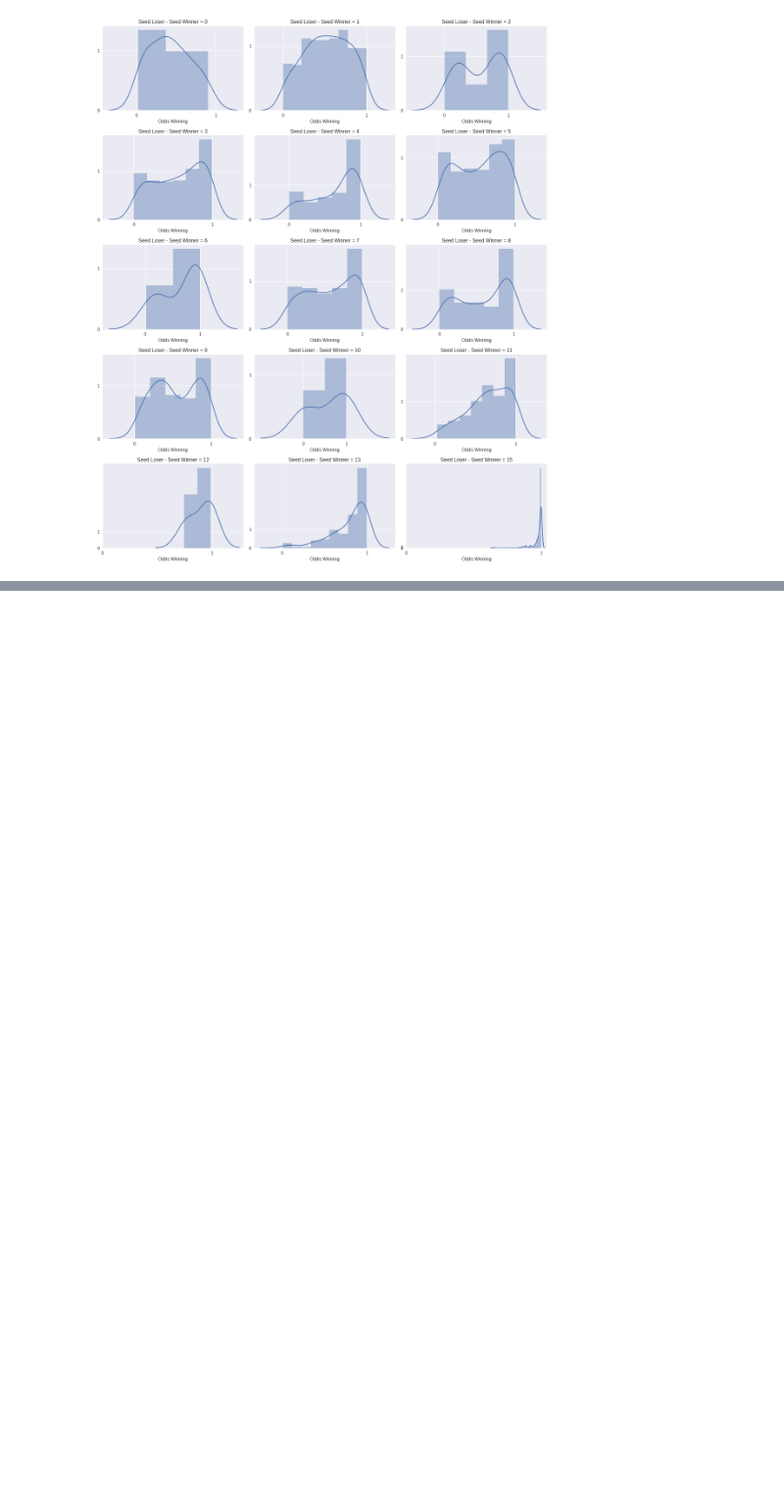
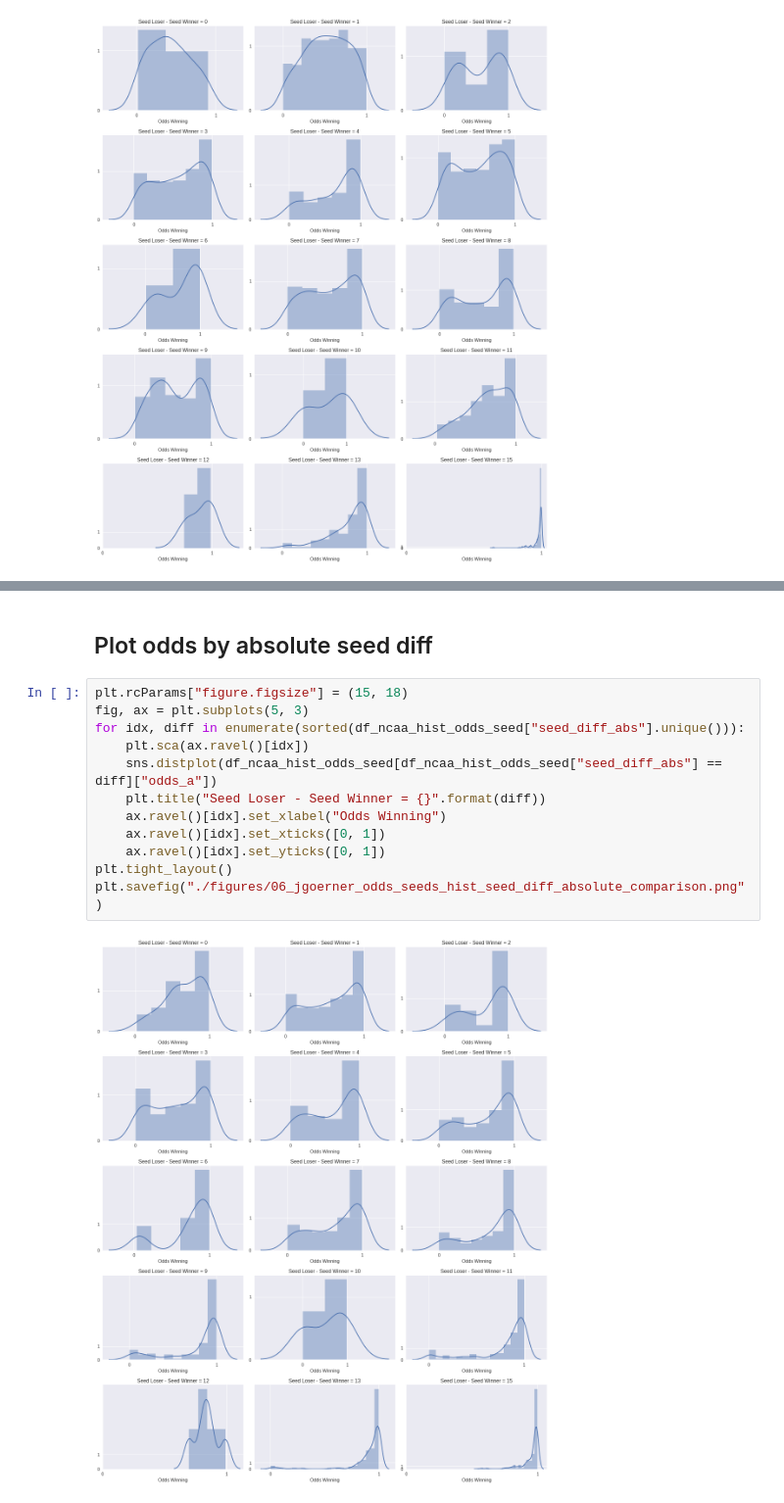
Before and after one commit to jgoerner/MarchMadness, a Jupyter notebook: MarchMadness/notebooks/0.6-jgoerner-odds-seeds.ipynb, the cells around one changed output, grey strips where cells are left out. Shown: that part at 98% size. Drawn from its saved outputs; the diff is of its cells as text; blank space fills up the shorter version.

```diff
--- a/MarchMadness/notebooks/0.6-jgoerner-odds-seeds.ipynb
+++ b/MarchMadness/notebooks/0.6-jgoerner-odds-seeds.ipynb
@@ -108,0 +160,16 @@ plt.savefig("./figures/06_jgoerner_odds_seeds_seed_diff_absolute_comparison.png"
+# %% [markdown]
+## Plot odds by absolute seed diff
+# %%
+plt.rcParams["figure.figsize"] = (15, 18)
+fig, ax = plt.subplots(5, 3)
+for idx, diff in enumerate(sorted(df_ncaa_hist_odds_seed["seed_diff_abs"].unique())):
+    plt.sca(ax.ravel()[idx])
+    sns.distplot(df_ncaa_hist_odds_seed[df_ncaa_hist_odds_seed["seed_diff_abs"] == diff]["odds_a"])
+    plt.title("Seed Loser - Seed Winner = {}".format(diff))
+    ax.ravel()[idx].set_xlabel("Odds Winning")
+    ax.ravel()[idx].set_xticks([0, 1])
+    ax.ravel()[idx].set_yticks([0, 1])
+plt.tight_layout()
+plt.savefig("./figures/06_jgoerner_odds_seeds_hist_seed_diff_absolute_comparison.png")
+# %% [output]
+[figure, added]
```
Also changed, not shown: parts of 7 cells of this notebook, 3 other files.
